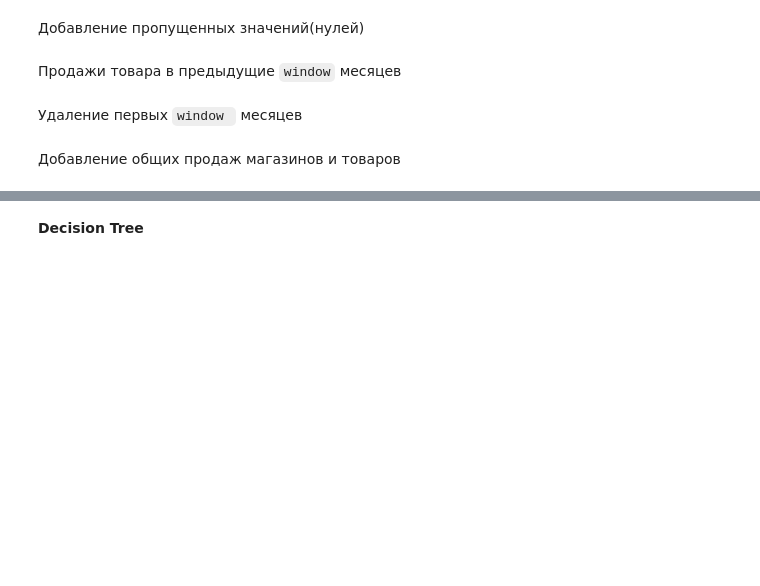
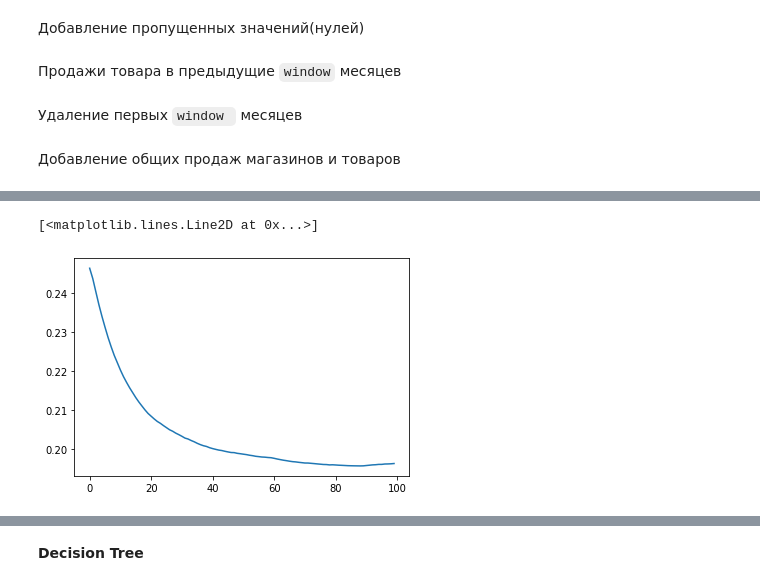
Before and after one commit to juliazakharik/ML_algorithms, a Jupyter notebook: project/PFS_Features.ipynb, the cells around one changed output, grey strips where cells are left out. Saved outputs shown, nothing was run; the diff lists cells and outputs as text; code cells hidden in the pictures; blank space fills up the shorter version.

```diff
--- a/project/PFS_Features.ipynb
+++ b/project/PFS_Features.ipynb
@@ -108,0 +116,10 @@ target = updated_train['item_cnt_day']
+# %%
+param_set = {
+    'num_leaves':[8, 16],
+    'learning_rate': [0.01, 0.05],
+    'max_depth' : [3,4,5]
+}
+# %%
+gSearch = GridSearchCV(lgb.LGBMRegressor(verbose=2), param_set, n_jobs=-1, scoring=make_scorer(mean_absolute_error), verbose=3, cv=tscv)
+# %%
+gSearch.fit(X, target)
@@ -108,0 +152,3 @@ target = updated_train['item_cnt_day']
+# %%
+cv_res_obj = lgb.cv(params, lgb.Dataset(X, label=target), num_boost_round=100, folds=tscv,
+                     verbose_eval=True, shuffle=False, metrics='mae', categorical_feature=['date_block_num'])
@@ -108,0 +175,5 @@ target = updated_train['item_cnt_day']
+# %%
+plt.plot(cv_res_obj['l1-mean'])
+# %% [output]
+[<matplotlib.lines.Line2D at 0x...>]
+[figure, added]
```
Also changed, not shown: parts of 57 cells of this notebook, 9 other files.
